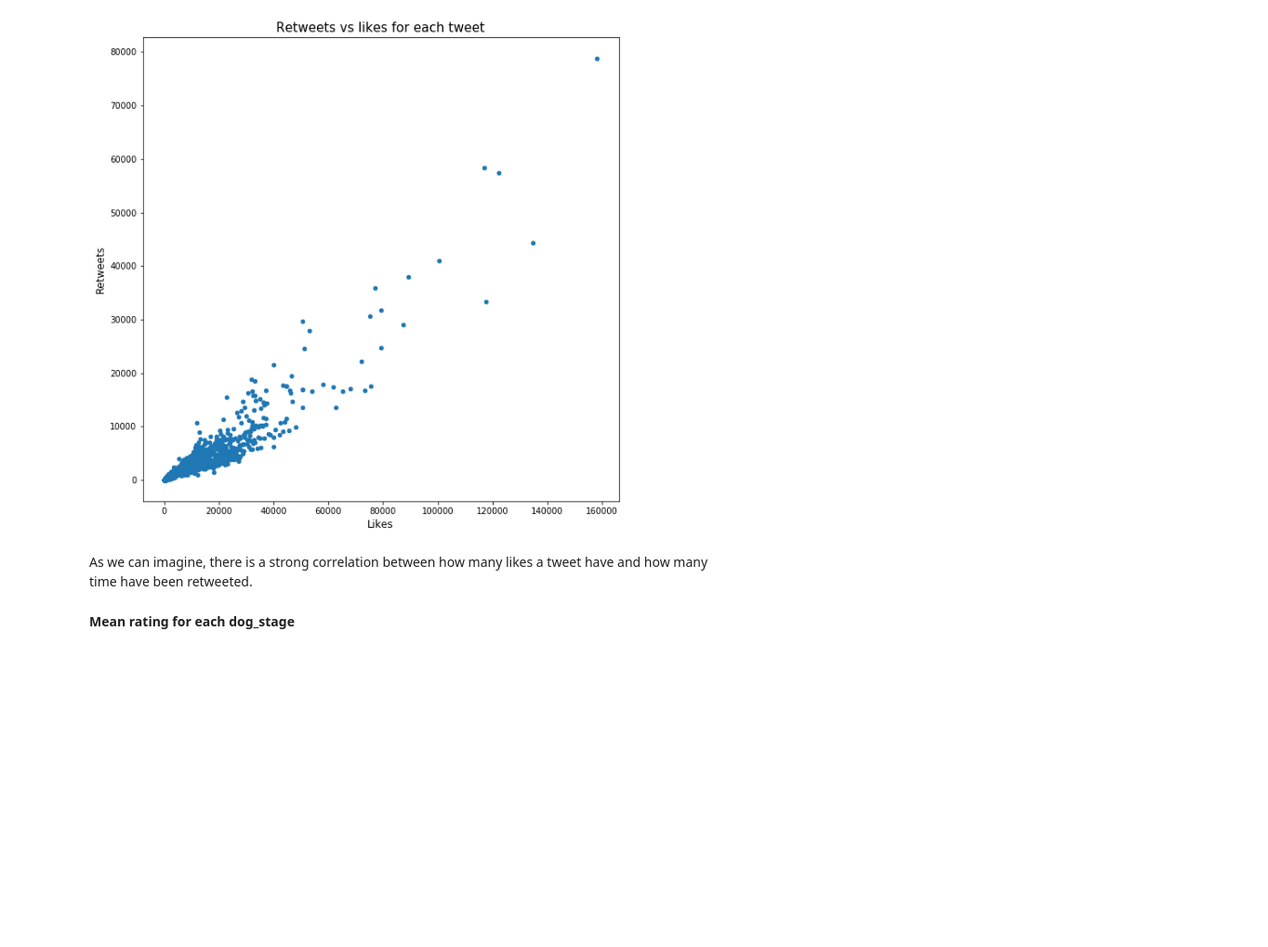
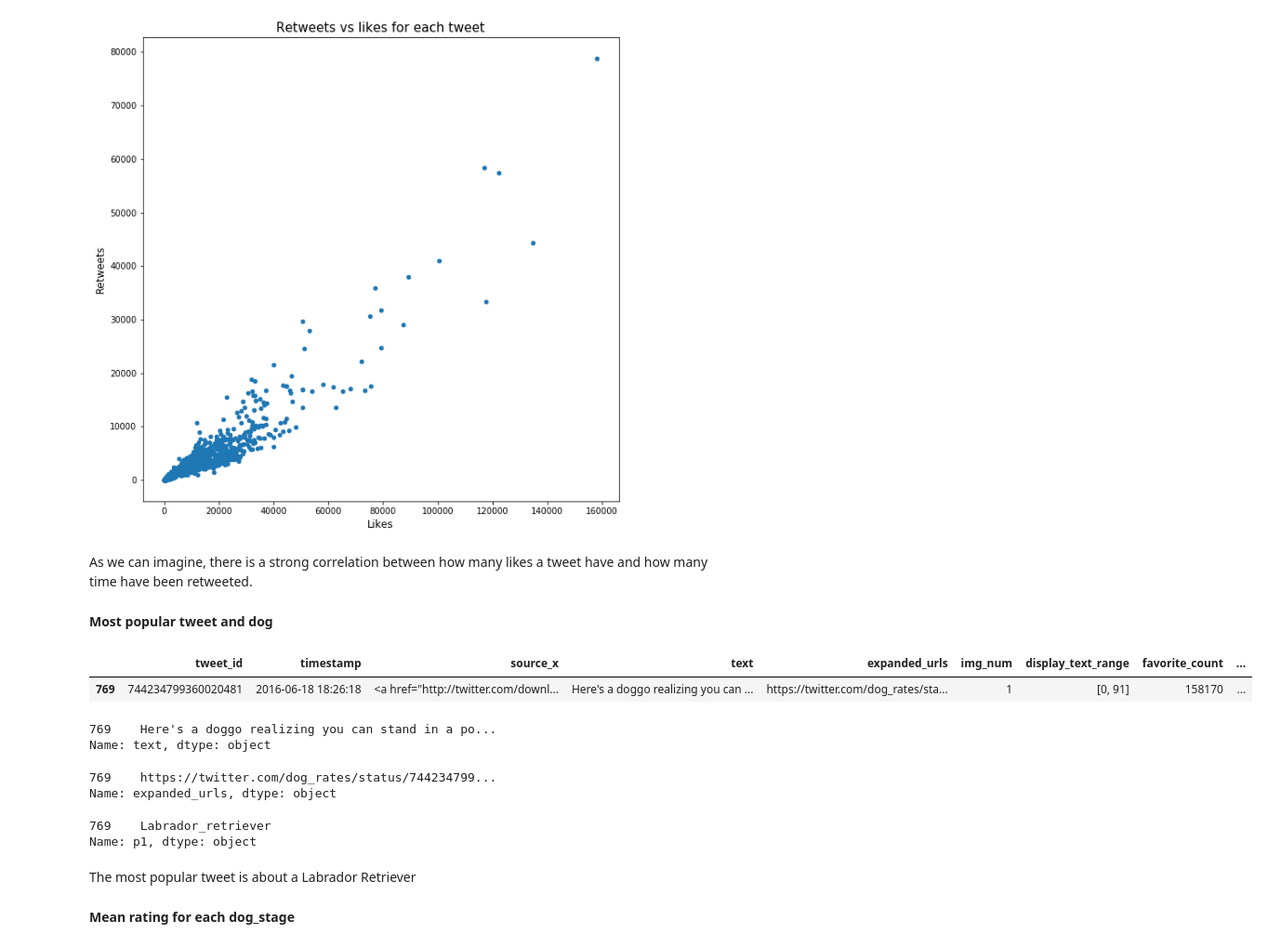
Before and after one commit to cnegrelli/Data_Wrangling_Project, a Jupyter notebook: wrangle_act.ipynb, the cells around one changed output. Shown: that part at 93% size. Cells and saved outputs as stored; diff of their text form; code cells hidden in the pictures; blank space fills up the shorter version.

```diff
--- a/wrangle_act.ipynb
+++ b/wrangle_act.ipynb
@@ -665,6 +665,31 @@ plt.ylabel('Retweets',fontsize=12);
 [figure]
 # %% [markdown]
 As we can imagine, there is a strong correlation between how many likes a tweet have and how many time have been retweeted.
+# %% [markdown]
+**Most popular tweet and dog**
+# %%
+tweets_clean[tweets_clean.favorite_count == tweets_clean.favorite_count.max()]
+# %% [output]
+|  | tweet_id | timestamp | source_x | text | expanded_urls | img_num | display_text_range | favorite_count | ... |
+| 769 | 744234799360020481 | 2016-06-18 18:26:18 | <a href="http://twitter.com/downl... | Here's a doggo realizing you can ... | https://twitter.com/dog_rates/sta... | 1 | [0, 91] | 158170 | ... |
+# %%
+tweets_clean[tweets_clean.favorite_count == tweets_clean.favorite_count.max()].text
+# %% [output]
+769    Here's a doggo realizing you can stand in a po...
+Name: text, dtype: object
+# %%
+tweets_clean[tweets_clean.favorite_count == tweets_clean.favorite_count.max()].expanded_urls
+# %% [output]
+769    https://twitter.com/dog_rates/status/744234799...
+Name: expanded_urls, dtype: object
+# %%
+id_fav='744234799360020481'
+dogs_clean[dogs_clean.tweet_id == id_fav].p1
+# %% [output]
+769    Labrador_retriever
+Name: p1, dtype: object
+# %% [markdown]
+The most popular tweet is about a Labrador Retriever
 # %% [markdown]
 **Mean rating for each dog_stage**
 # %%
```
Also changed, not shown: parts of 5 cells of this notebook.
